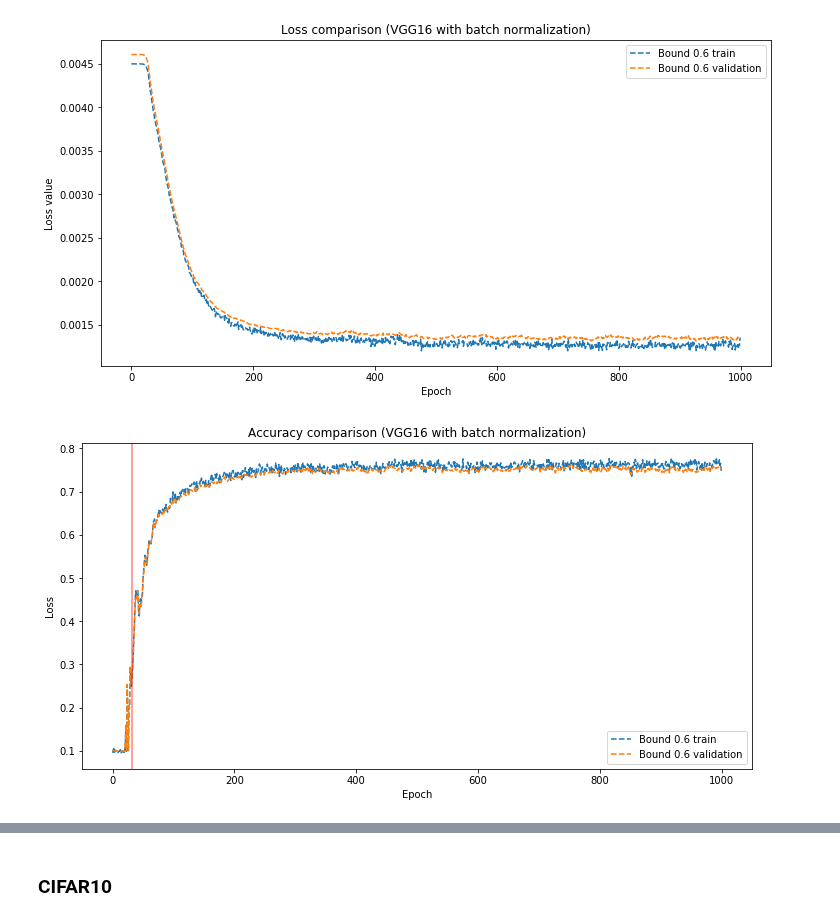
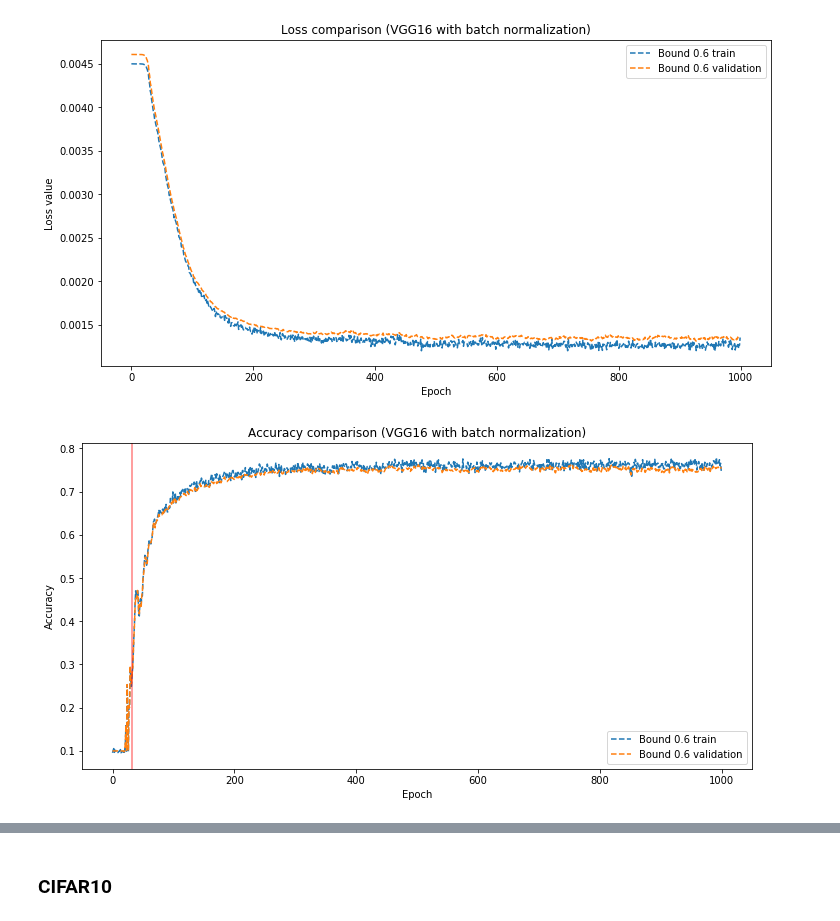
Before and after one commit to strin-matey/thesis, a Jupyter notebook: notebooks/sa/SimulatedAnnealingFinal.ipynb, the cells around one changed output, grey strips where cells are left out. Cells and saved outputs as stored; diff of their text form; code cells hidden in the pictures.

```diff
--- a/notebooks/sa/SimulatedAnnealingFinal.ipynb
+++ b/notebooks/sa/SimulatedAnnealingFinal.ipynb
@@ -350,18 +350,18 @@ plt.show()
 # %%
 results = read_folder('../../results/SSA/fashion-mnist/vgg16')
 fig, ax = plt.subplots(figsize=(12, 6))
 for name, result in results.items():
     drop_eps = result['drop_eps'][()]
     n_epochs = len(result['train_accuracy'])
     ax.plot(np.arange(0, n_epochs), result['train_accuracy'], '--', label=name+' train')
     ax.plot(np.arange(0, n_epochs), result['validation_accuracy'], '--', label=name+' validation')
 
     for drop in drop_eps.keys():
         plt.axvline(x=drop, color='red', alpha=0.5)
 plt.title('Accuracy comparison (VGG16 with batch normalization)')
 plt.xlabel('Epoch')
-plt.ylabel('Loss')
+plt.ylabel('Accuracy')
 ax.legend()
 plt.show()
 # %% [output]
-[figure, old version]
+[figure, new version]
```
Also changed, not shown: parts of 5 cells of this notebook, 1 other file.
